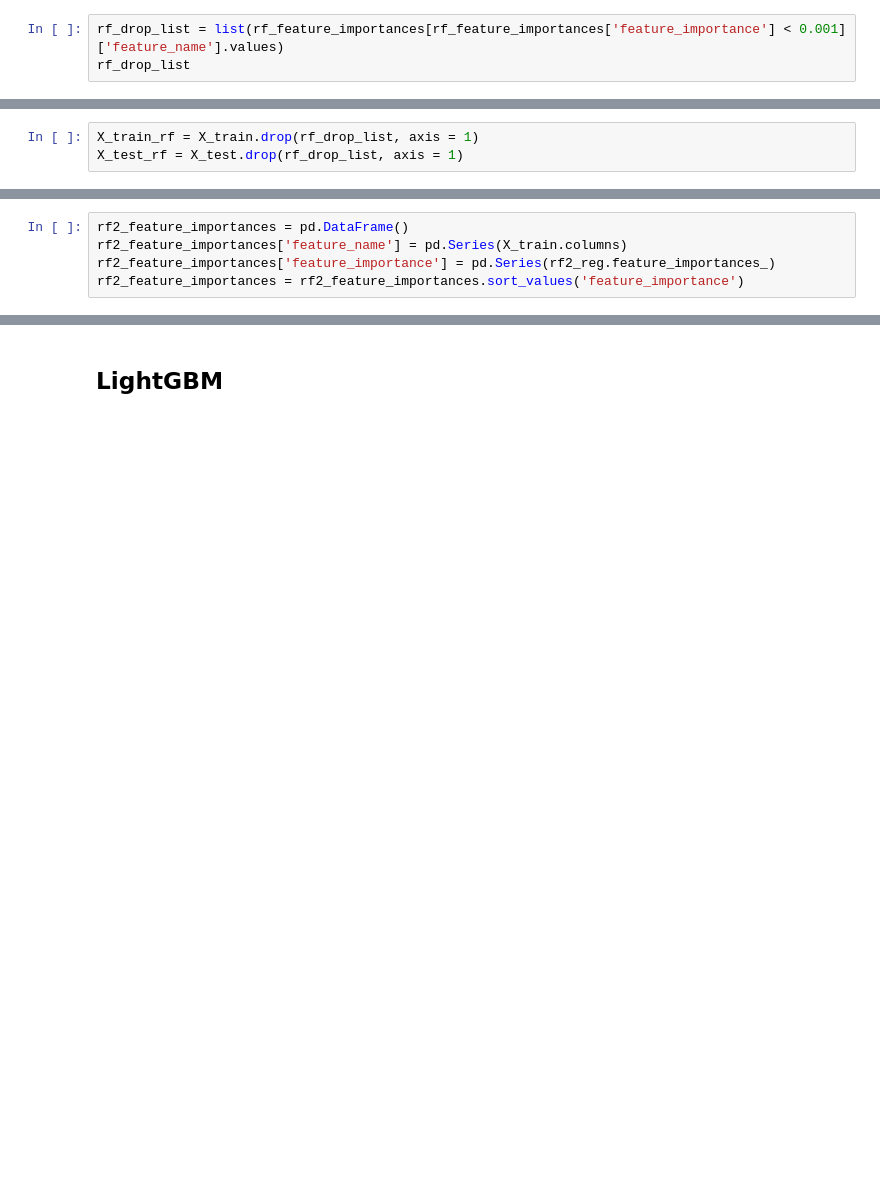
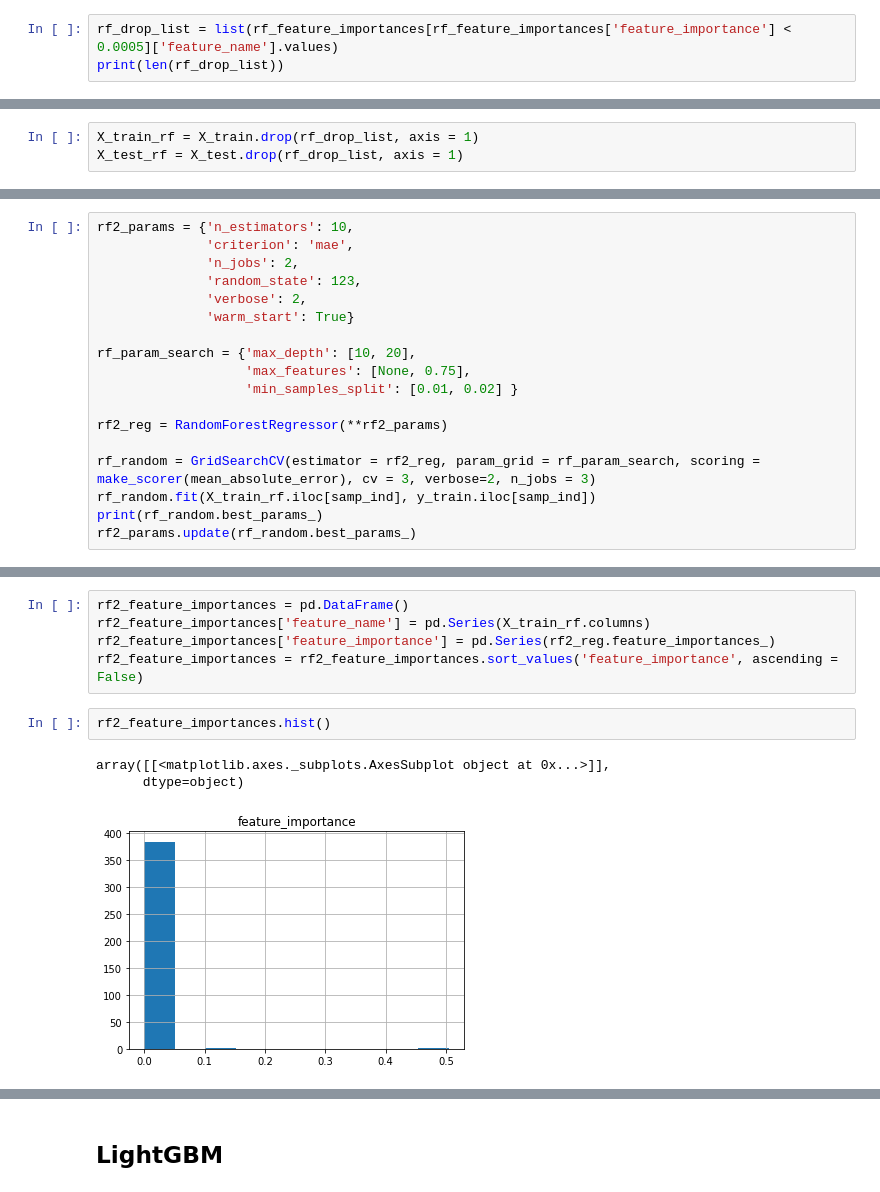
Before and after one commit to DavidBraslow/dsc-5-capstone-project-online-ds-sp-000, a Jupyter notebook: student.ipynb, the cells around one changed output, grey strips where cells are left out. Drawn from its saved outputs; the diff is of its cells as text; blank space fills up the shorter version.

```diff
--- a/student.ipynb
+++ b/student.ipynb
@@ -829,4 +875,4 @@ rf_feature_importances.tail(10)
 # %%
-rf_drop_list = list(rf_feature_importances[rf_feature_importances['feature_importance'] < 0.001]['feature_name'].values)
-rf_drop_list
+rf_drop_list = list(rf_feature_importances[rf_feature_importances['feature_importance'] < 0.0005]['feature_name'].values)
+print(len(rf_drop_list))
 # %% [output]
@@ -852,0 +886,18 @@ X_test_rf = X_test.drop(rf_drop_list, axis = 1)
+# %%
+rf2_params = {'n_estimators': 10,
+              'criterion': 'mae',
+              'n_jobs': 2,
+              'random_state': 123,
+              'verbose': 2,
+              'warm_start': True}
+
+rf_param_search = {'max_depth': [10, 20],
+                   'max_features': [None, 0.75],
+                   'min_samples_split': [0.01, 0.02] }
+
+rf2_reg = RandomForestRegressor(**rf2_params)
+
+rf_random = GridSearchCV(estimator = rf2_reg, param_grid = rf_param_search, scoring = make_scorer(mean_absolute_error), cv = 3, verbose=2, n_jobs = 3)
+rf_random.fit(X_train_rf.iloc[samp_ind], y_train.iloc[samp_ind])
+print(rf_random.best_params_)
+rf2_params.update(rf_random.best_params_)
@@ -919,5 +955,11 @@ Train MAE: 1.1224737143197647, Test MAE: 1.9194115549274293
 # %%
 rf2_feature_importances = pd.DataFrame()
-rf2_feature_importances['feature_name'] = pd.Series(X_train.columns)
+rf2_feature_importances['feature_name'] = pd.Series(X_train_rf.columns)
 rf2_feature_importances['feature_importance'] = pd.Series(rf2_reg.feature_importances_)
-rf2_feature_importances = rf2_feature_importances.sort_values('feature_importance')
+rf2_feature_importances = rf2_feature_importances.sort_values('feature_importance', ascending = False)
+# %%
+rf2_feature_importances.hist()
+# %% [output]
+array([[<matplotlib.axes._subplots.AxesSubplot object at 0x...>]],
+      dtype=object)
+[figure, added]
```
Also changed, not shown: parts of 89 cells of this notebook, 3 other files.
